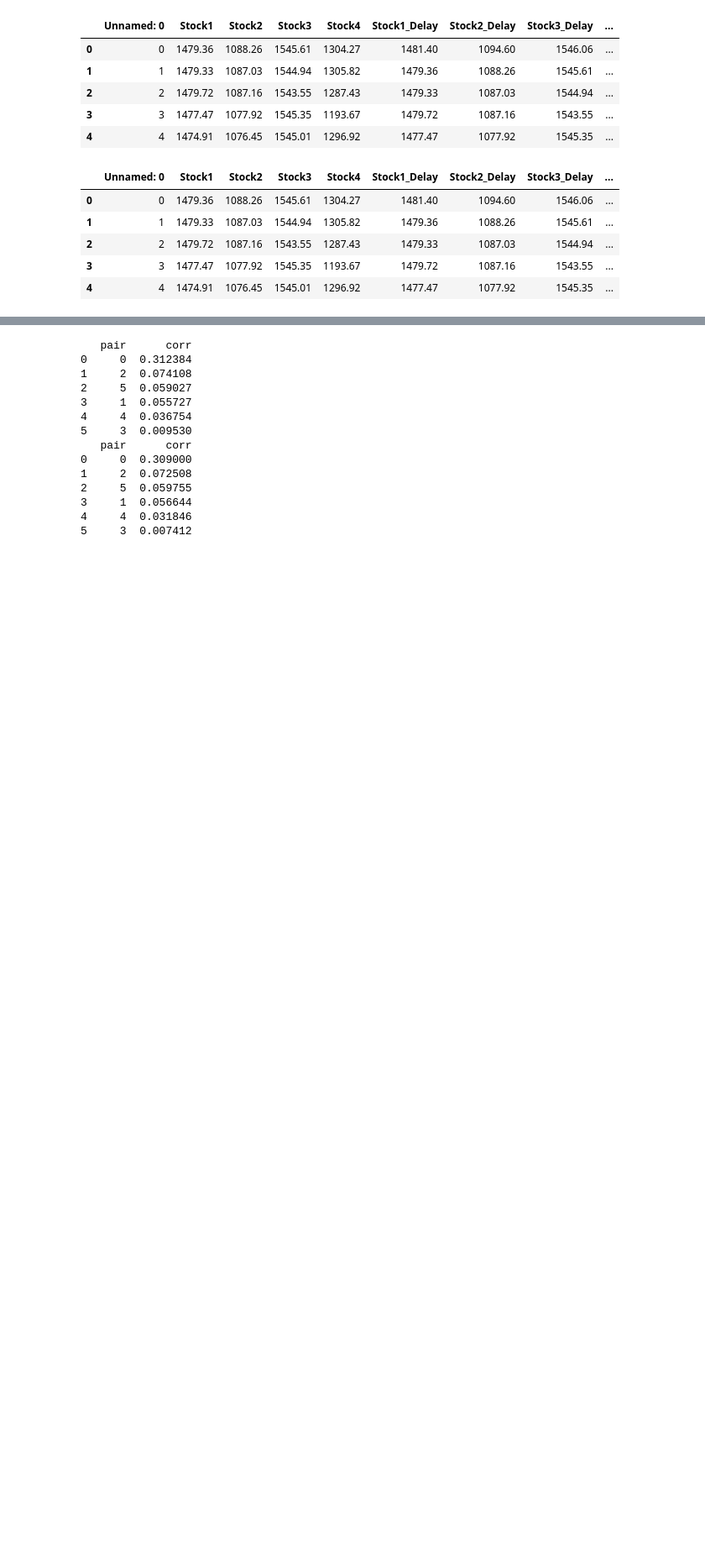
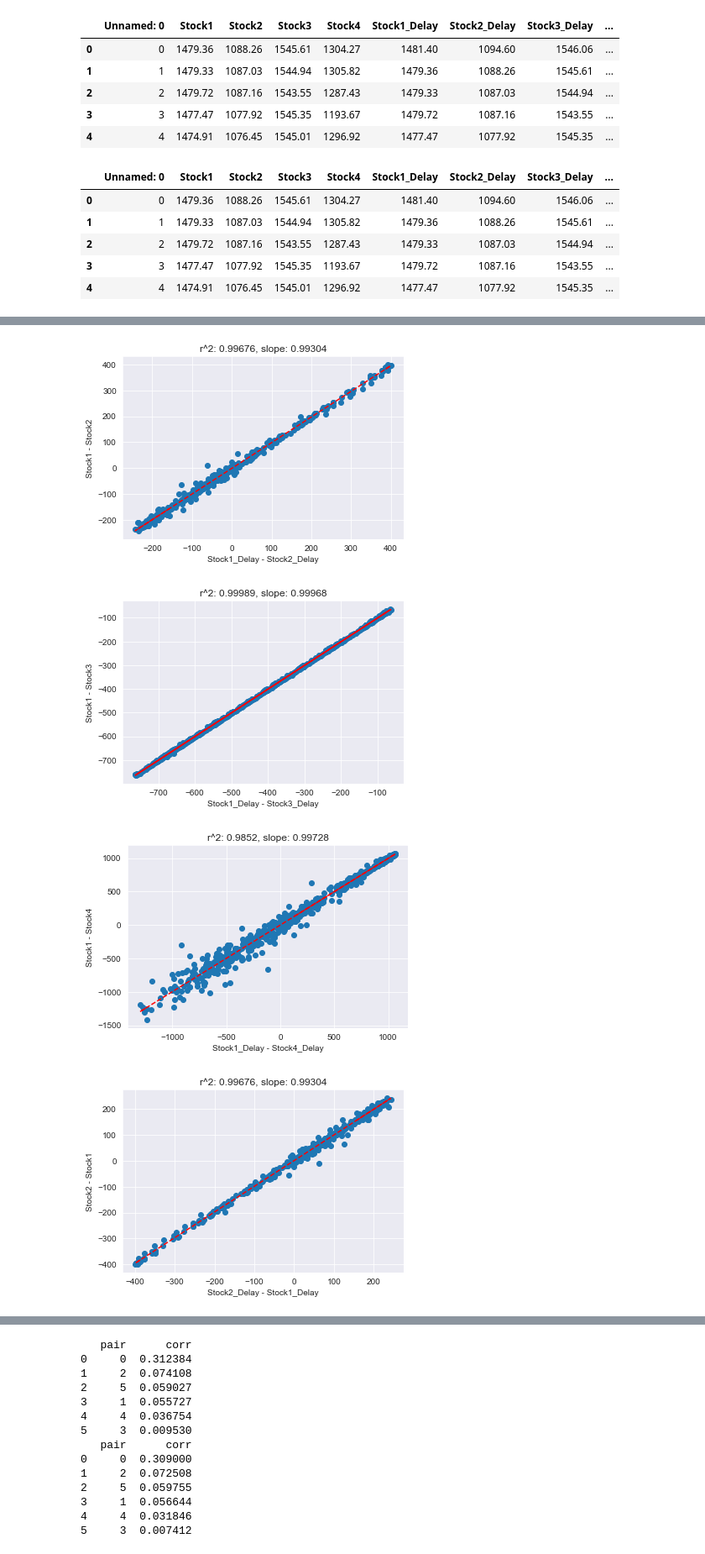
Before and after one commit to Meeeee6623/MFT_Team, a Jupyter notebook: intro_project/view_relationships.ipynb, the cells around one changed output, grey strips where cells are left out. Shown at 84% size. Saved outputs shown, nothing was run; the diff lists cells and outputs as text; code cells hidden in the pictures; blank space fills up the shorter version.

```diff
--- a/intro_project/view_relationships.ipynb
+++ b/intro_project/view_relationships.ipynb
@@ -72,0 +84,21 @@ for stock1 in ['Stock1_Delay_Return', 'Stock2_Delay_Return', 'Stock3_Delay_Retur
+# %%
+# check for mean reversion with the stock differences (stock1 - stock2) vs. delayed difference
+for stock1 in ['Stock1', 'Stock2', 'Stock3', 'Stock4']:
+    for stock2 in ['Stock1', 'Stock2', 'Stock3', 'Stock4']:
+        if stock1 != stock2:
+            # plot
+            plt.scatter(df[stock1 + '_Delay'] - df[stock2 + '_Delay'], df[stock1] - df[stock2])
+            plt.xlabel(stock1 + '_Delay - ' + stock2 + '_Delay')
+            plt.ylabel(stock1 + ' - ' + stock2)
+            # trend-line
+            z = np.polyfit(df[stock1 + '_Delay'] - df[stock2 + '_Delay'], df[stock1] - df[stock2], 1)
+            p = np.poly1d(z)
+            plt.plot(df[stock1 + '_Delay'] - df[stock2 + '_Delay'],p(df[stock1 + '_Delay'] - df[stock2 + '_Delay']),"r--")
+            # set title to r^2 value, slope
+            plt.title(f'r^2: {round(np.corrcoef(df[stock1 + "_Delay"] - df[stock2 + "_Delay"], df[stock1] - df[stock2])[0, 1] ** 2, 5)}, slope: {round(z[0], 5)}')
+        plt.show()
+# %% [output]
+[figure, added]
+[figure, added]
+[figure, added]
+[figure, added]
```
Also changed, not shown: parts of 10 cells of this notebook, 25 other files.
